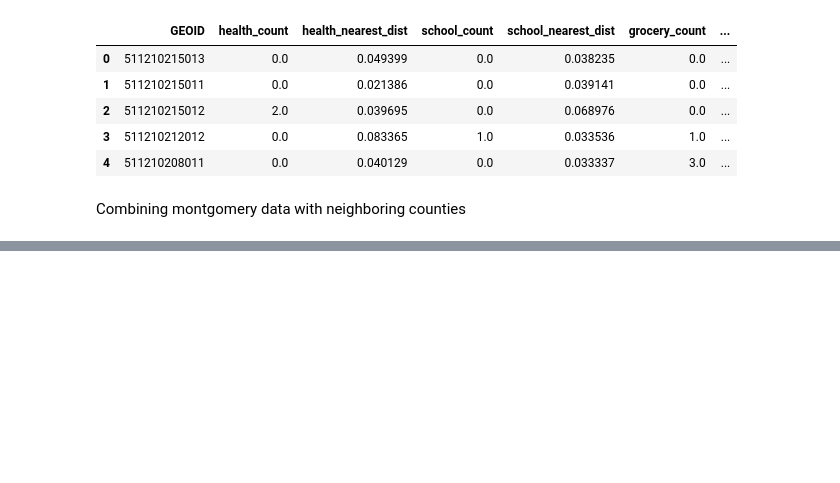
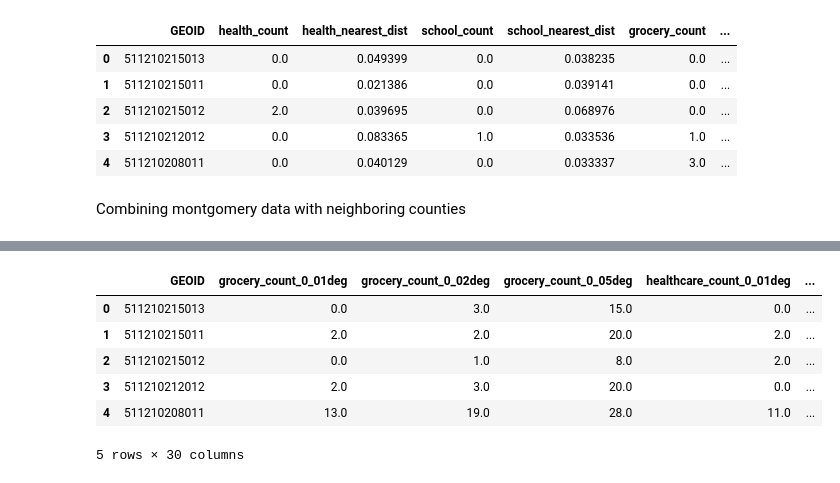
Before and after one commit to Bolu-Adekanmbi/Socioeconomic-Mapping, a Jupyter notebook: notebooks/version2_neighboring_counties.ipynb, the cells around one changed output, grey strips where cells are left out. Cells and saved outputs as stored; diff of their text form; code cells hidden in the pictures; blank space fills up the shorter version.

```diff
--- a/notebooks/version2_neighboring_counties.ipynb
+++ b/notebooks/version2_neighboring_counties.ipynb
@@ -774,0 +6489,73 @@ Combining montgomery data with neighboring counties
+# %%
+# Merge with Ground Truth
+ground_truth = pd.read_csv(os.path.join(DATA_DIR, "ground_truth_neighboring.csv"))
+# Ensure GEOID is string
+ground_truth['GEOID'] = ground_truth['GEOID'].astype(str)
+features['GEOID'] = features['GEOID'].astype(str)
+
+# Rename columns to align with montgomery_features but indicate degree units
+column_rename_mapping = {
+    'health_nearest_dist_deg': 'nearest_healthcare_dist_deg',
+    'school_nearest_dist_deg': 'nearest_school_dist_deg',
+    'grocery_nearest_dist_deg': 'nearest_grocery_dist_deg',
+    'health_count_0_01deg': 'healthcare_count_0_01deg',
+    'health_count_0_02deg': 'healthcare_count_0_02deg',
+    'health_count_0_05deg': 'healthcare_count_0_05deg',
+    'school_count_0_01deg': 'school_count_0_01deg',
+    'school_count_0_02deg': 'school_count_0_02deg',
+    'school_count_0_05deg': 'school_count_0_05deg',
+    'grocery_count_0_01deg': 'grocery_count_0_01deg',
+    'grocery_count_0_02deg': 'grocery_count_0_02deg',
+    'grocery_count_0_05deg': 'grocery_count_0_05deg',
+    # Road network already renamed in b80f122f to match plan
+    # Population density already renamed in cbc53f84 to match plan
+    # VIIRS and Sentinel-2 are unitless or radiance, so should match directly
+    # viirs_mean, viirs_max, viirs_std, viirs_sum
+    # s2_ndvi_mean, s2_ndvi_std, s2_ndbi_mean, s2_red_mean, s2_nir_mean, s2_swir_mean
+}
+
+features = features.rename(columns=column_rename_mapping)
+
+# Reorder columns to broadly match montgomery_features if possible, placing ground truth first
+# Get common columns first
+common_cols = ['GEOID']
+ground_truth_cols_order = ['median_income', 'poverty_rate', 'population'] # Order them as in montgomery_features
+spatial_poi_cols = sorted([col for col in features.columns if ('nearest' in col or 'count' in col) and col not in common_cols])
+spatial_road_pop_cols = sorted([col for col in features.columns if ('road' in col or 'area' in col or 'population_density' in col) and 'deg' in col and col not in common_cols])
+viirs_cols = sorted([col for col in features.columns if 'viirs' in col and col not in common_cols])
+sentinel_cols = sorted([col for col in features.columns if 's2_' in col and col not in common_cols])
+
+# Construct the final ordered list of columns
+ordered_feature_cols = common_cols + \
+                       spatial_poi_cols + \
+                       spatial_road_pop_cols + \
+                       viirs_cols + \
+                       sentinel_cols
+
+# Select and reorder features to prepare for merge
+neighboring_features = features[ordered_feature_cols].copy()
+
+# Finally, merge with ground truth
+# The ground_truth_cols_order will be appended at the end after the merge if not present in features
+master_matrix = neighboring_features.merge(ground_truth, on="GEOID", how="left")
+
+# Handle Missing Values
+# Drop rows where target (median_income) is missing? (Keeping for now, as per original notebook logic)
+# Or keep them for prediction?
+# For training, we need the target.
+print(f"Total Block Groups: {len(master_matrix)}")
+print(f"Block Groups with Income Data: {master_matrix['median_income'].notna().sum()}")
+
+# Save
+output_file_deg = "master_feature_matrix_neighboring_counties_deg.csv"
+master_matrix.to_csv(output_file_deg, index=False)
+print(f"Successfully saved {output_file_deg}")
+
+# Preview
+print("\nInfo for neighboring_features (degree units):")
+master_matrix.info()
+print("\nHead of neighboring_features (degree units):")
+display(master_matrix.head())
+
+print("\nNote: Spatial features (distances, areas, densities) in 'master_feature_matrix_neighboring_counties_deg.csv' are expressed in decimal degrees, whereas 'master_feature_matrix_montgomery.csv' typically uses meters or kilometers.")
+# %% [output]
@@ -774,0 +6579,7 @@ Combining montgomery data with neighboring counties
+|  | GEOID | grocery_count_0_01deg | grocery_count_0_02deg | grocery_count_0_05deg | healthcare_count_0_01deg | ... |
+| 0 | 511210215013 | 0.0 | 3.0 | 15.0 | 0.0 | ... |
+| 1 | 511210215011 | 2.0 | 2.0 | 20.0 | 2.0 | ... |
+| 2 | 511210215012 | 0.0 | 1.0 | 8.0 | 2.0 | ... |
+| 3 | 511210212012 | 2.0 | 3.0 | 20.0 | 0.0 | ... |
+| 4 | 511210208011 | 13.0 | 19.0 | 28.0 | 11.0 | ... |
+5 rows × 30 columns
```
Also changed, not shown: parts of 52 cells of this notebook.
